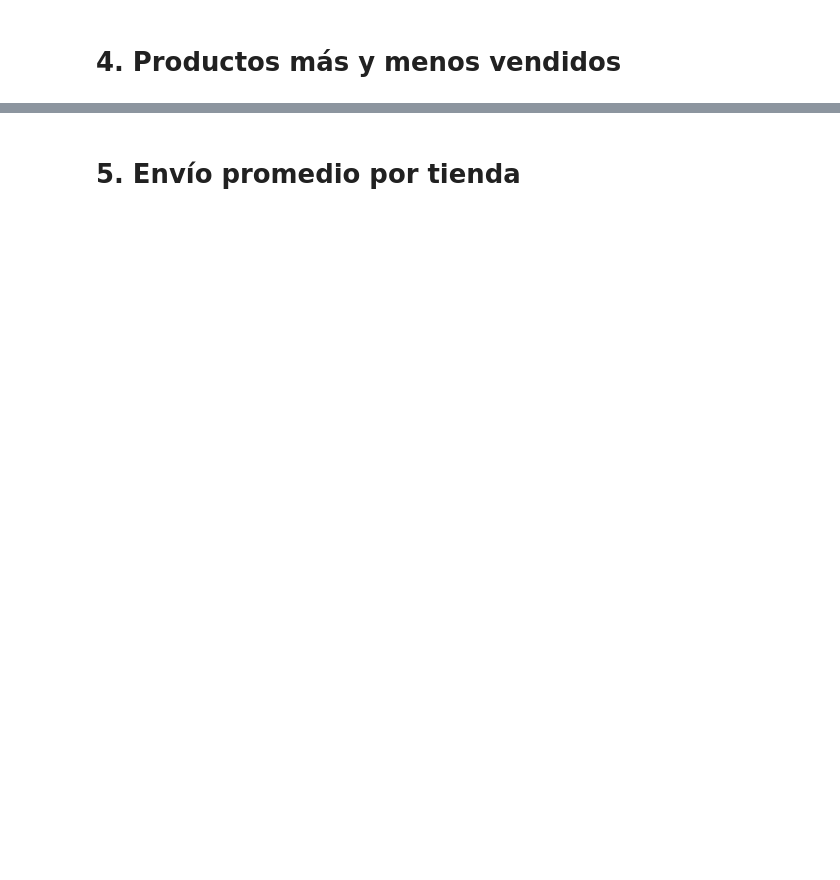
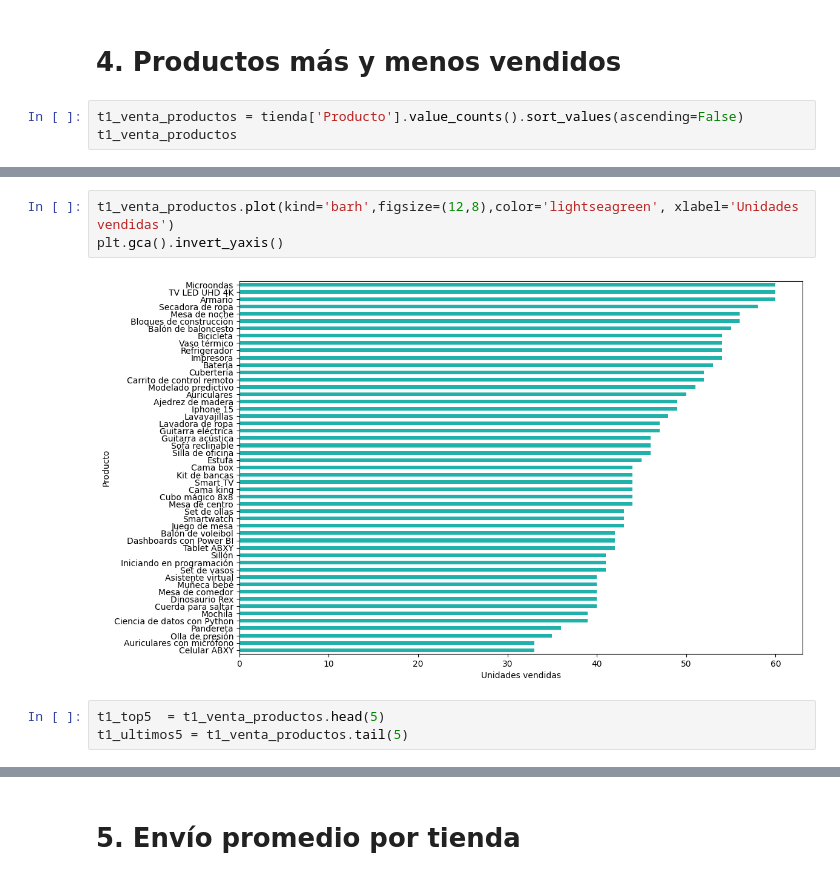
Before and after one commit to ayelar/challenge-alura-store, a Jupyter notebook: AluraStoreLatam.ipynb, the cells around one changed output, grey strips where cells are left out. Saved outputs shown, nothing was run; the diff lists cells and outputs as text; blank space fills up the shorter version.

```diff
--- a/AluraStoreLatam.ipynb
+++ b/AluraStoreLatam.ipynb
@@ -278,2 +376,5 @@ dtype: int64
 # %% [markdown]
 # 4. Productos más y menos vendidos
+# %%
+t1_venta_productos = tienda['Producto'].value_counts().sort_values(ascending=False)
+t1_venta_productos
@@ -279,0 +401,8 @@ dtype: int64
+# %%
+t1_venta_productos.plot(kind='barh',figsize=(12,8),color='lightseagreen', xlabel='Unidades vendidas')
+plt.gca().invert_yaxis()
+# %% [output]
+[figure, added]
+# %%
+t1_top5  = t1_venta_productos.head(5)
+t1_ultimos5 = t1_venta_productos.tail(5)
```
Also changed, not shown: parts of 25 cells of this notebook.
